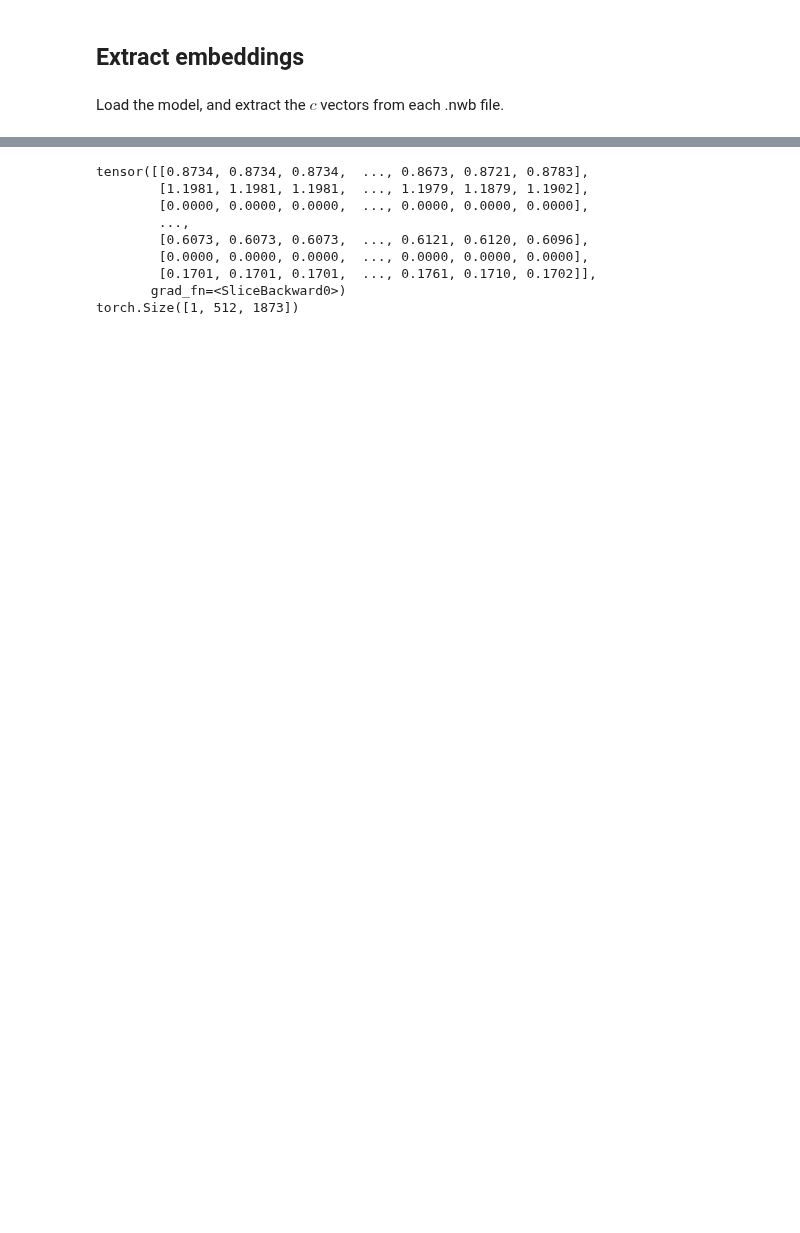
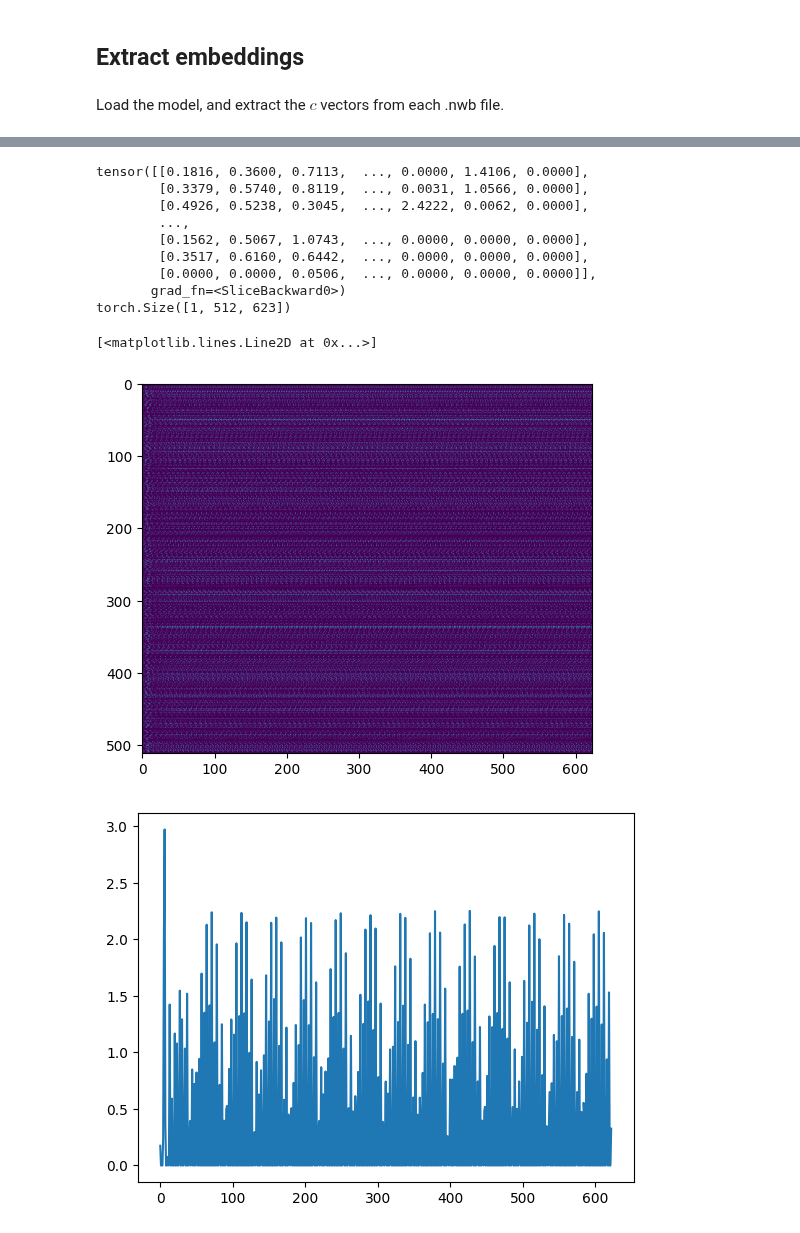
Before and after one commit to b4yuan/ecog2vec, a Jupyter notebook: notebooks/ecog2vec.ipynb, the cells around one changed output, grey strips where cells are left out. Saved outputs shown, nothing was run; the diff lists cells and outputs as text; code cells hidden in the pictures; blank space fills up the shorter version.

```diff
--- a/notebooks/ecog2vec.ipynb
+++ b/notebooks/ecog2vec.ipynb
@@ -143,9 +145,10 @@ model, cfg, task = fairseq.checkpoint_utils.load_model_ensemble_and_task([cp_pat
 model = model[0]
 model.eval()
 
-wav_path = '/home/bayuan/Documents/fall23/ecog2vec/ecog/EFC400/EFC400_B4_1.wav'
+wav_path = '/home/bayuan/Documents/fall23/ecog2vec/ecog/EFC400/EFC400_B3.nwb_5.wav' # im show matplotlib
 
 wav_input_16khz, sr = sf.read(wav_path)
+print(wav_input_16khz.shape)
 wav_input_16khz = wav_input_16khz.T
 wav_input_16khz = wav_input_16khz.reshape(1, 256, -1)
 
@@ -177,12 +180,28 @@ c = model.feature_aggregator(z)
 print(c[0][:])
 print(c.shape)
 # %% [output]
-tensor([[0.8734, 0.8734, 0.8734,  ..., 0.8673, 0.8721, 0.8783],
-        [1.1981, 1.1981, 1.1981,  ..., 1.1979, 1.1879, 1.1902],
-        [0.0000, 0.0000, 0.0000,  ..., 0.0000, 0.0000, 0.0000],
+tensor([[0.1816, 0.3600, 0.7113,  ..., 0.0000, 1.4106, 0.0000],
+        [0.3379, 0.5740, 0.8119,  ..., 0.0031, 1.0566, 0.0000],
+        [0.4926, 0.5238, 0.3045,  ..., 2.4222, 0.0062, 0.0000],
         ...,
-        [0.6073, 0.6073, 0.6073,  ..., 0.6121, 0.6120, 0.6096],
-        [0.0000, 0.0000, 0.0000,  ..., 0.0000, 0.0000, 0.0000],
-        [0.1701, 0.1701, 0.1701,  ..., 0.1761, 0.1710, 0.1702]],
+        [0.1562, 0.5067, 1.0743,  ..., 0.0000, 0.0000, 0.0000],
+        [0.3517, 0.6160, 0.6442,  ..., 0.0000, 0.0000, 0.0000],
+        [0.0000, 0.0000, 0.0506,  ..., 0.0000, 0.0000, 0.0000]],
        grad_fn=<SliceBackward0>)
-torch.Size([1, 512, 1873])
+torch.Size([1, 512, 623])
+# %%
+import matplotlib.pyplot as plt
+cc = c[0].detach().numpy()
+
+fig, ax = plt.subplots()
+
+ax.imshow(cc)
+
+fig, ax = plt.subplots()
+ax.plot(cc[6])
+
+# look at aud wav; what if we are picking up someone speaking
+# %% [output]
+[<matplotlib.lines.Line2D at 0x...>]
+[figure, added]
+[figure, added]
```
Also changed, not shown: parts of 3 cells of this notebook, 2 other files.
